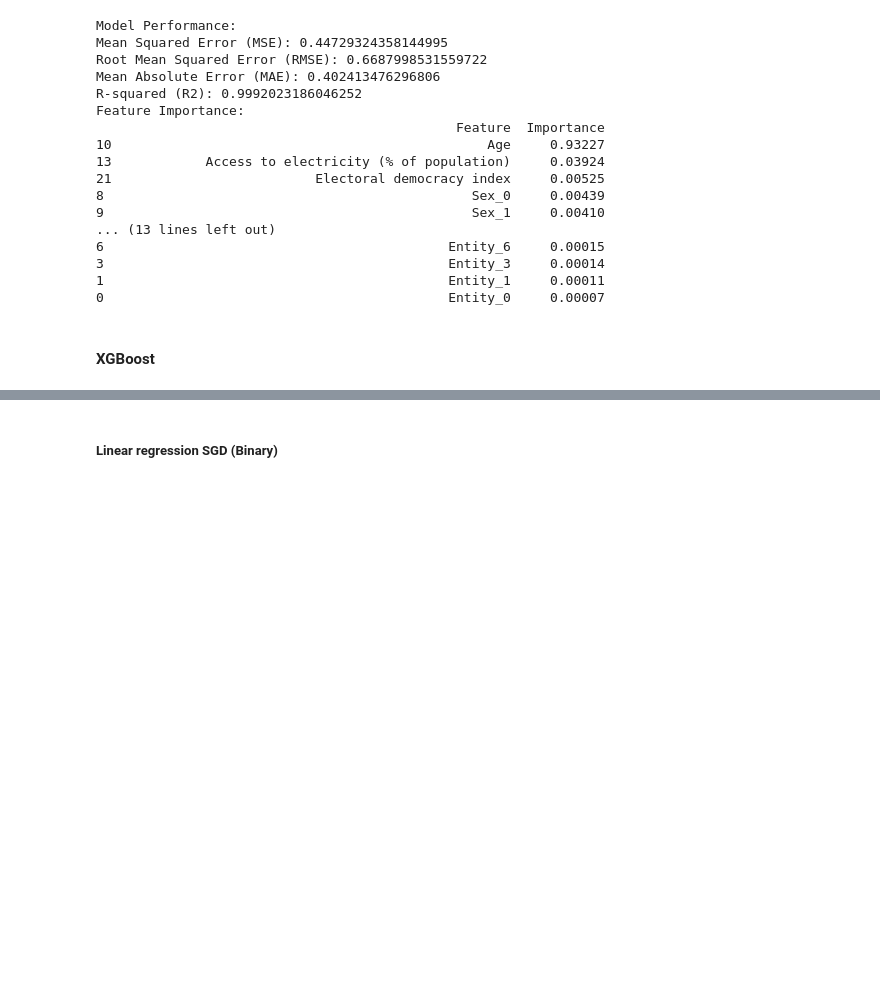
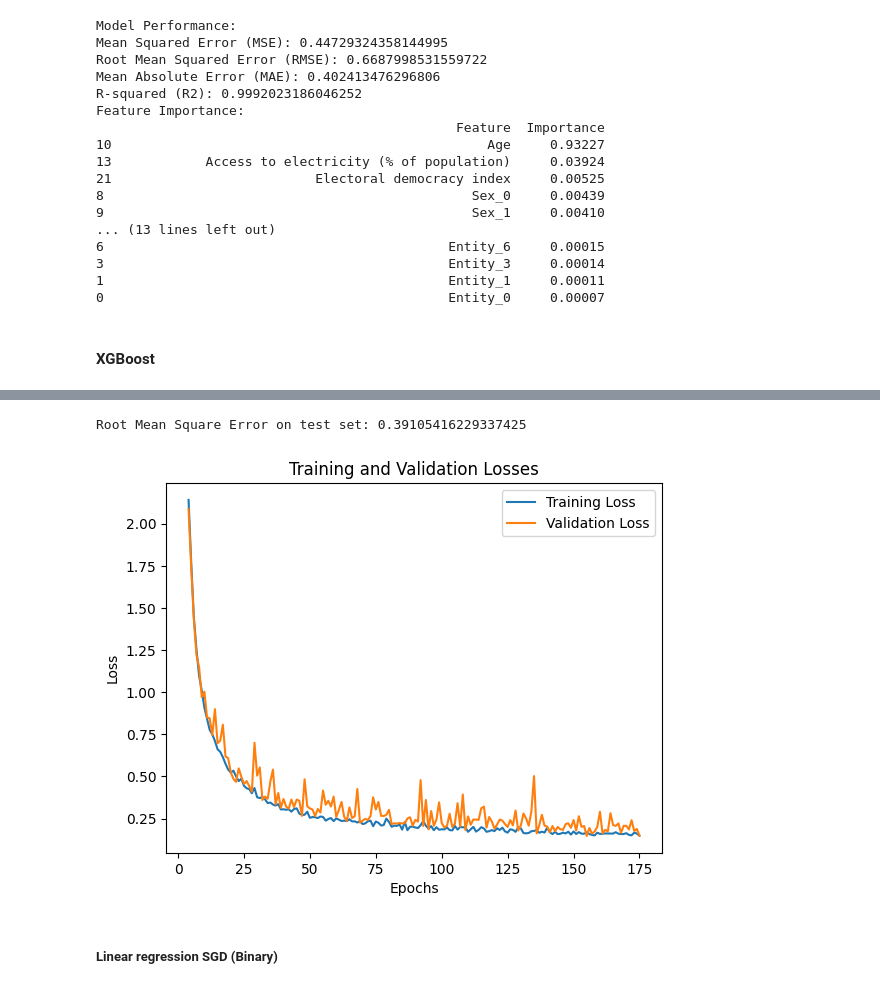
Before and after one commit to HarisFetic/Lebenserwartungs-Rechner-Projekt, a Jupyter notebook: sven/final.ipynb, the cells around one changed output, grey strips where cells are left out. Drawn from its saved outputs; the diff is of its cells as text; code cells hidden in the pictures; blank space fills up the shorter version.

Commit message:
good FNN model and working application

```diff
--- a/sven/final.ipynb
+++ b/sven/final.ipynb
@@ -2157,3 +1932,30 @@ Mean Absolute Error on test set: 0.6889480406047961
+# %%
+import math
+
+# Calculate RMSE
+rmse = math.sqrt(avg_test_loss)
+print('Root Mean Square Error on test set:', rmse)
+# %% [output]
+Root Mean Square Error on test set: 0.39105416229337425
+# %%
+import joblib
+
+# Start plotting from epoch 5 (index 4), assuming train_losses and val_losses are complete
+plt.plot(range(4, len(train_losses)), train_losses[4:], label='Training Loss')
+plt.plot(range(4, len(val_losses)), val_losses[4:], label='Validation Loss')
+plt.title('Training and Validation Losses')
+plt.xlabel('Epochs')
+plt.ylabel('Loss')
+plt.legend()
+plt.show()
+
+# Save the scaler
+joblib.dump(scaler, 'frontend/scaler.save')
+
+#save model
+torch.save(model.state_dict(), 'frontend/FNN_model.pth')
+# %% [output]
+[figure, added]
 # %% [markdown]
 ##### Linear regression SGD (Binary)
 # %%
```
Also changed, not shown: parts of 22 cells of this notebook, 8 other files.
